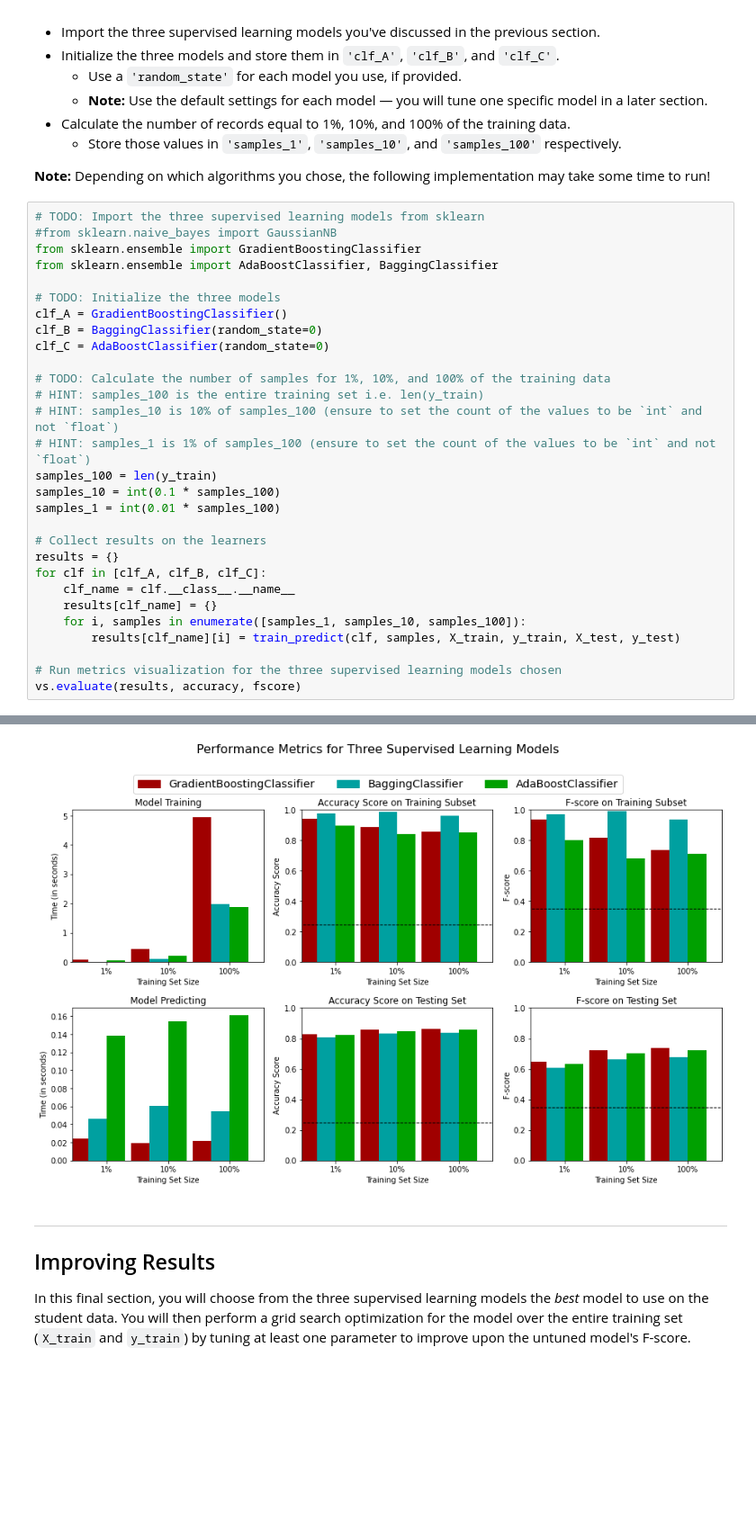
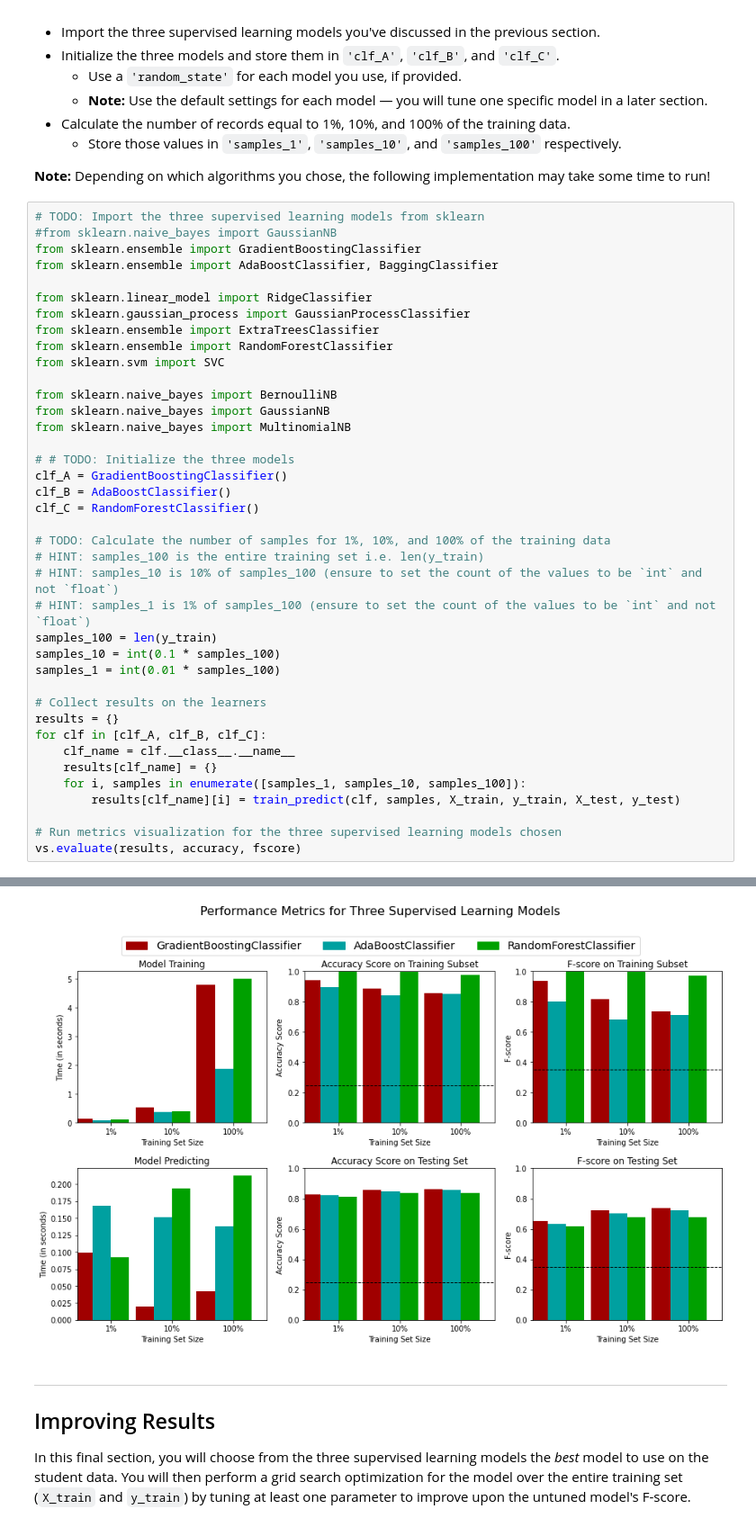
Before and after one commit to walidsi/cd0025-supervised-learning, a Jupyter notebook: finding_donors.ipynb, the cells around one changed output, grey strips where cells are left out. Shown: that part at 90% size. Cells and saved outputs as stored; diff of their text form; blank space fills up the shorter version.

```diff
--- a/finding_donors.ipynb
+++ b/finding_donors.ipynb
@@ -384,10 +384,20 @@ In the code cell, you will need to implement the following:
 from sklearn.ensemble import GradientBoostingClassifier
 from sklearn.ensemble import AdaBoostClassifier, BaggingClassifier
 
-# TODO: Initialize the three models
+from sklearn.linear_model import RidgeClassifier
+from sklearn.gaussian_process import GaussianProcessClassifier
+from sklearn.ensemble import ExtraTreesClassifier
+from sklearn.ensemble import RandomForestClassifier
+from sklearn.svm import SVC
+
+from sklearn.naive_bayes import BernoulliNB
+from sklearn.naive_bayes import GaussianNB
+from sklearn.naive_bayes import MultinomialNB
+
+# # TODO: Initialize the three models
 clf_A = GradientBoostingClassifier()
-clf_B = BaggingClassifier(random_state=0)
-clf_C = AdaBoostClassifier(random_state=0)
+clf_B = AdaBoostClassifier()
+clf_C = RandomForestClassifier()
 
 # TODO: Calculate the number of samples for 1%, 10%, and 100% of the training data
 # HINT: samples_100 is the entire training set i.e. len(y_train)
@@ -420,4 +430,4 @@ AdaBoostClassifier trained on 36177 samples.
-[figure, old version]
+[figure, new version]
 # %% [markdown]
 ----
 ## Improving Results
```
Also changed, not shown: parts of 2 cells of this notebook.
